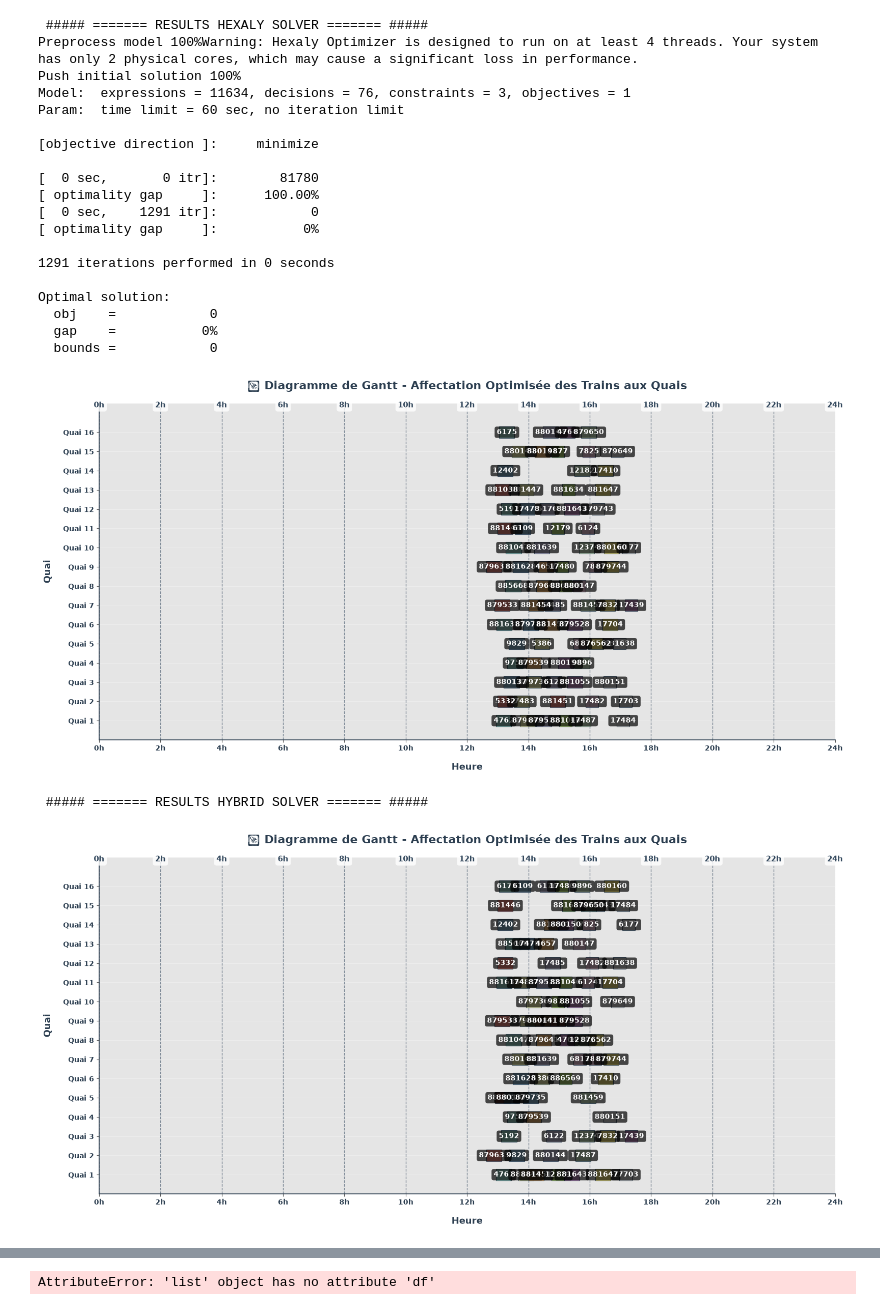
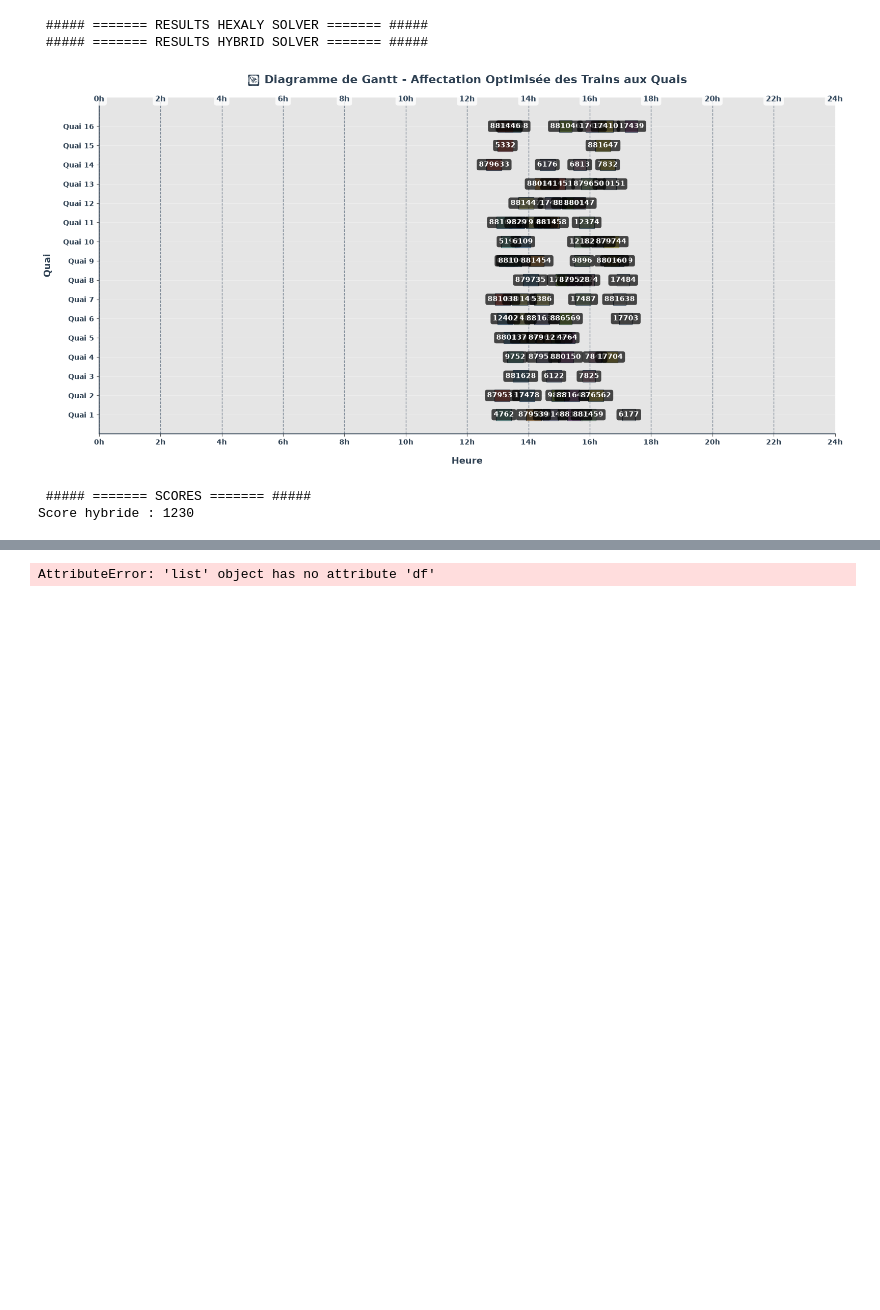
Before and after one commit to Analista-enr/Victorien_Bigarre_Portfolio, a Jupyter notebook: projects/Project_2_Assignment_Problem_Marseille_StCharles/viz.ipynb, the cells around one changed output, grey strips where cells are left out. Cells and saved outputs as stored; diff of their text form; code cells hidden in the pictures; blank space fills up the shorter version.

```diff
--- a/projects/Project_2_Assignment_Problem_Marseille_StCharles/viz.ipynb
+++ b/projects/Project_2_Assignment_Problem_Marseille_StCharles/viz.ipynb
@@ -1,54 +1,37 @@
 # %%
 import pandas as pd
 from data_process import TrainScheduler
 from Model import HybridSolver
 from Hxl_model import HexalySolver
 
 ### === DATA IMPORT
 CAMINO = r"Planning_original.xlsx"
 NB_QUAIS=16
 PENALTY=10
 
 
 # Charger les données
 df = pd.read_excel(CAMINO)
 
 # --- Solveur Hexaly ---
 print(" ##### ======= RESULTS HEXALY SOLVER ======= ##### ")
-hexaly = HexalySolver(df, nb_quai=NB_QUAIS, penalty=PENALTY)
-hxl_solution, hxl_score = hexaly.solve(time_limit=60)
+#hexaly = HexalySolver(df, nb_quai=NB_QUAIS, penalty=PENALTY)
+#hxl_solution, hxl_score = hexaly.solve(time_limit=60)
 
-hexaly.plot_gantt(hxl_solution)
+#hexaly.plot_gantt(hxl_solution)
 
 # --- Solveur Hybride (PSO+ASA) ---
 print(" ##### ======= RESULTS HYBRID SOLVER ======= ##### ")
 hybrid = HybridSolver(df, nb_quai=NB_QUAIS, penalty=PENALTY)
 hyb_solution, hyb_score = hybrid.solve(n_particles=50, max_iter=100, asa_niter=50)
 hybrid.plot_gantt(hyb_solution)
 
 print(" ##### ======= SCORES ======= ##### ")
 print(f"Score hybride : {hyb_score}")
-print(f"Score hexaly : {hxl_score}")
+#print(f"Score hexaly : {hxl_score}")
 # %% [output]
  ##### ======= RESULTS HEXALY SOLVER ======= #####
-Preprocess model 100%Warning: Hexaly Optimizer is designed to run on at least 4 threads. Your system has only 2 physical cores, which may cause a significant loss in performance.
-Push initial solution 100%
-Model:  expressions = 11634, decisions = 76, constraints = 3, objectives = 1
-Param:  time limit = 60 sec, no iteration limit
-
-[objective direction ]:     minimize
-
-[  0 sec,       0 itr]:        81780
-[ optimality gap     ]:      100.00%
-[  0 sec,    1291 itr]:            0
-[ optimality gap     ]:           0%
-
-1291 iterations performed in 0 seconds
-
-Optimal solution:
-  obj    =            0
-  gap    =           0%
-  bounds =            0
+ ##### ======= RESULTS HYBRID SOLVER ======= #####
-[figure, old version]
+[figure, new version]
- ##### ======= RESULTS HYBRID SOLVER ======= #####
+ ##### ======= SCORES ======= #####
+Score hybride : 1230
-[figure, removed]
```
Also changed, not shown: parts of 1 cell of this notebook, 10 other files.
